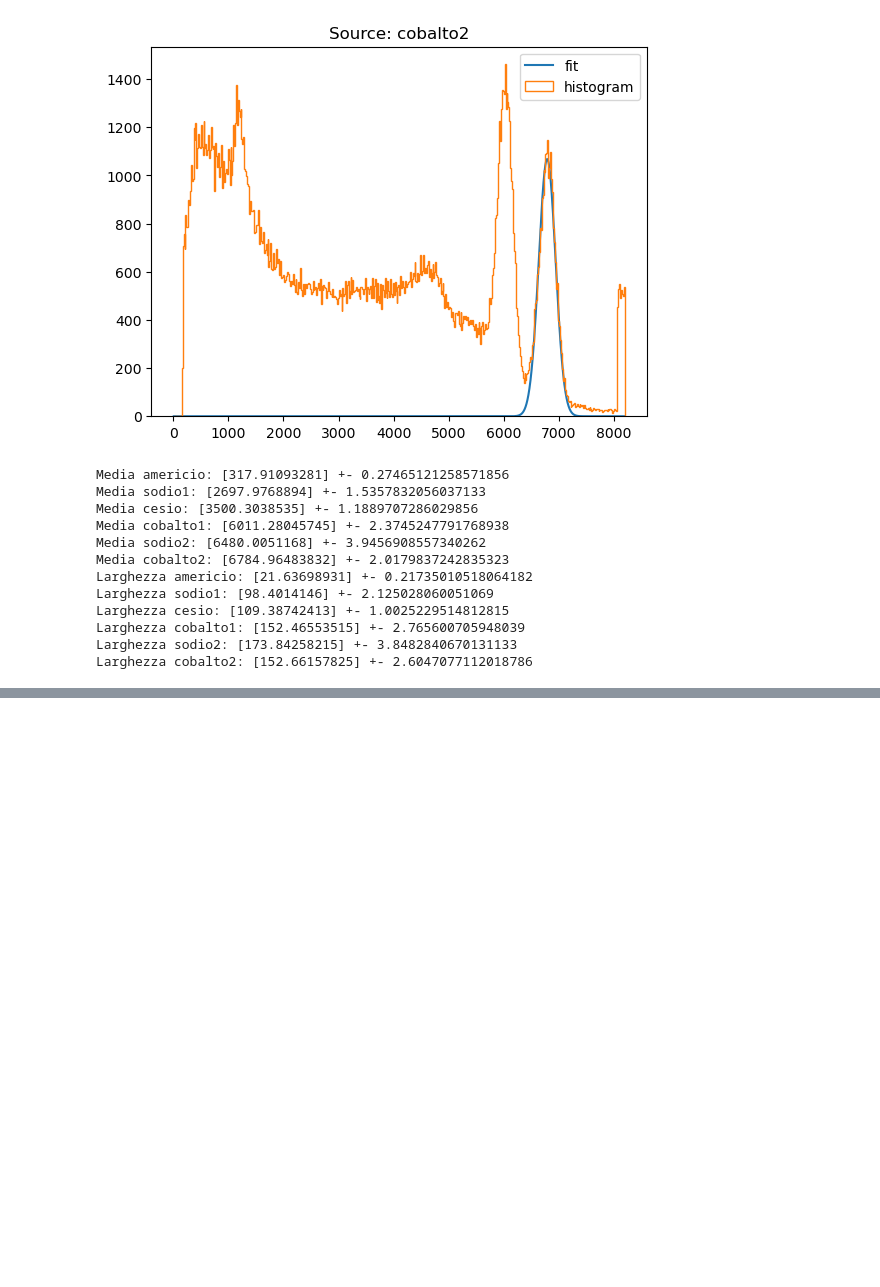
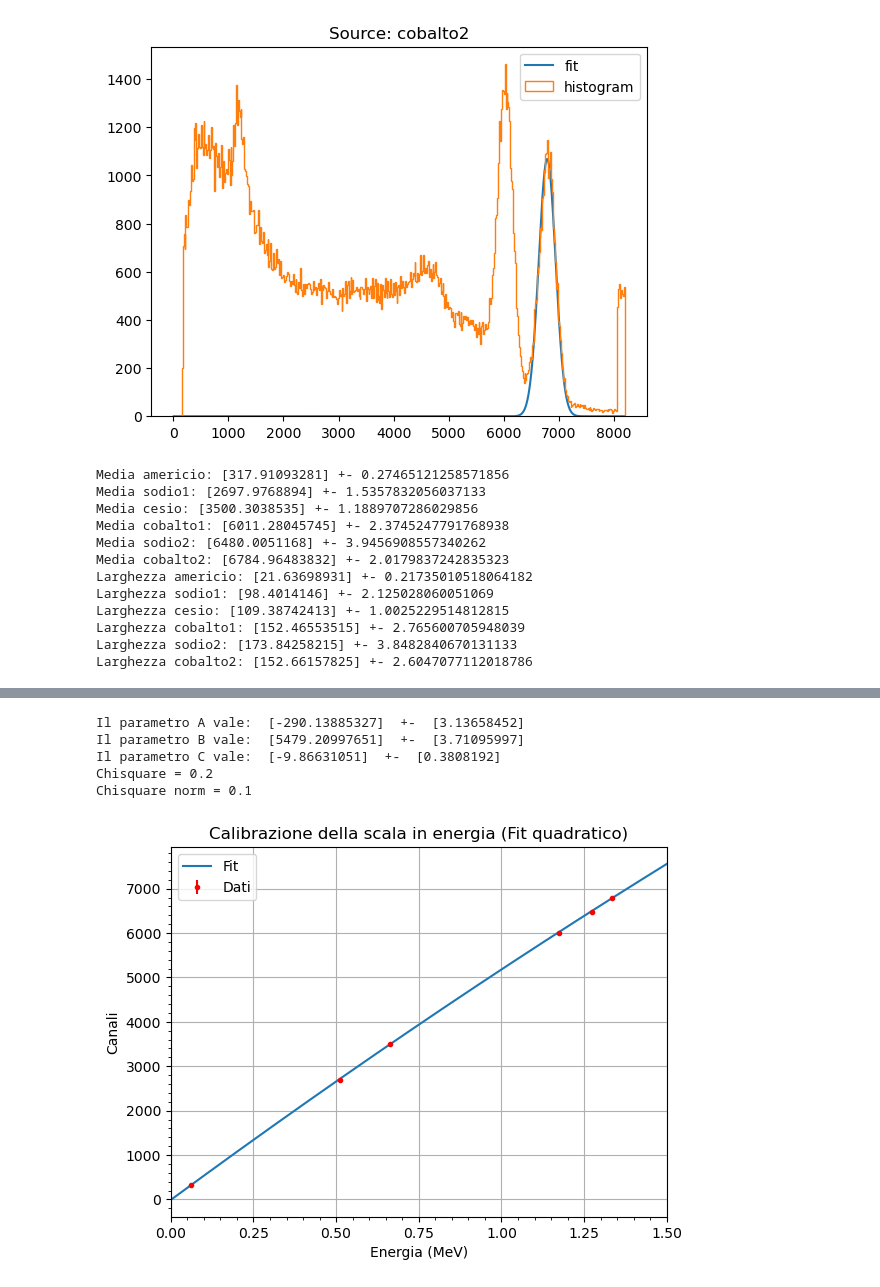
Before and after one commit to ChrisTangaNunz/particle-lab, a Jupyter notebook: asd.ipynb, the cells around one changed output, grey strips where cells are left out. Cells and saved outputs as stored; diff of their text form; code cells hidden in the pictures; blank space fills up the shorter version.

```diff
--- a/asd.ipynb
+++ b/asd.ipynb
@@ -205,40 +206,47 @@ err_C = np.sqrt(cov[2][2])
 correlazione_A_B = cov[0][1]
 correlazione_A_C = cov[0][2]
 correlazione_B_C = cov[1][2]
 
 
 
-print("Il parametro a vale: ", conversione, " +- ", err_conversione)
-print("Il parametro b vale: ", offset, " +- ", err_offset)
-
+print("Il parametro A vale: ", A, " +- ", err_A)
+print("Il parametro B vale: ", B, " +- ", err_B)
+print("Il parametro C vale: ", C, " +- ", err_C)
 
 
 xp = np.linspace(0, 1.5, 1000)
-yp = xp*conversione + offset
+yp = xp*xp*A + xp*B + C
+
+chisq = ((((channel.ravel() - (A*energie*energie + B*energie + C))**2 / (A*energie*energie + B*energie + C)))).sum()
+print(f'Chisquare = {chisq:.1f}')
+chisq_norm=chisq/(len(channel.ravel())-4)
+print(f'Chisquare norm = {chisq_norm:.1f}')
 
 
-chisq = ((((channel.ravel() - (conversione*energie + offset))**2 / (conversione*energie + offset)))).sum()
-print(f'Chisquare = {chisq:.1f}')
-chisq_norm=chisq/(len(channel.ravel())-3)
-print(f'Chisquare norm = {chisq_norm:.1f}')
-
-plt.title('Calibrazione della scala in energia')
+plt.title('Calibrazione della scala in energia (Fit quadratico)')
 plt.xlabel('Energia (MeV)')
 plt.ylabel('Canali')
 plt.minorticks_on()
 plt.xticks(ticks=np.arange(0, 1.5001, step = 0.25))
 plt.xlim(left=0)
 plt.xlim(right=1.5)
 plt.tick_params(axis='both', which='minor')
 plt.grid(visible=True, which='major')
 plt.rc('axes', labelsize=10)
 
 
 
 plt.errorbar(energie, channel.ravel(), yerr=err_media, marker = '.', linestyle = '', c='r')
 
 plt.plot(xp, yp)
 
 plt.gca().legend(['Fit', 'Dati'])
 
 plt.show()
+# %% [output]
+Il parametro A vale:  [-290.13885327]  +-  [3.13658452]
+Il parametro B vale:  [5479.20997651]  +-  [3.71095997]
+Il parametro C vale:  [-9.86631051]  +-  [0.3808192]
+Chisquare = 0.2
+Chisquare norm = 0.1
+[figure, added]
```
Also changed, not shown: parts of 6 cells of this notebook.
